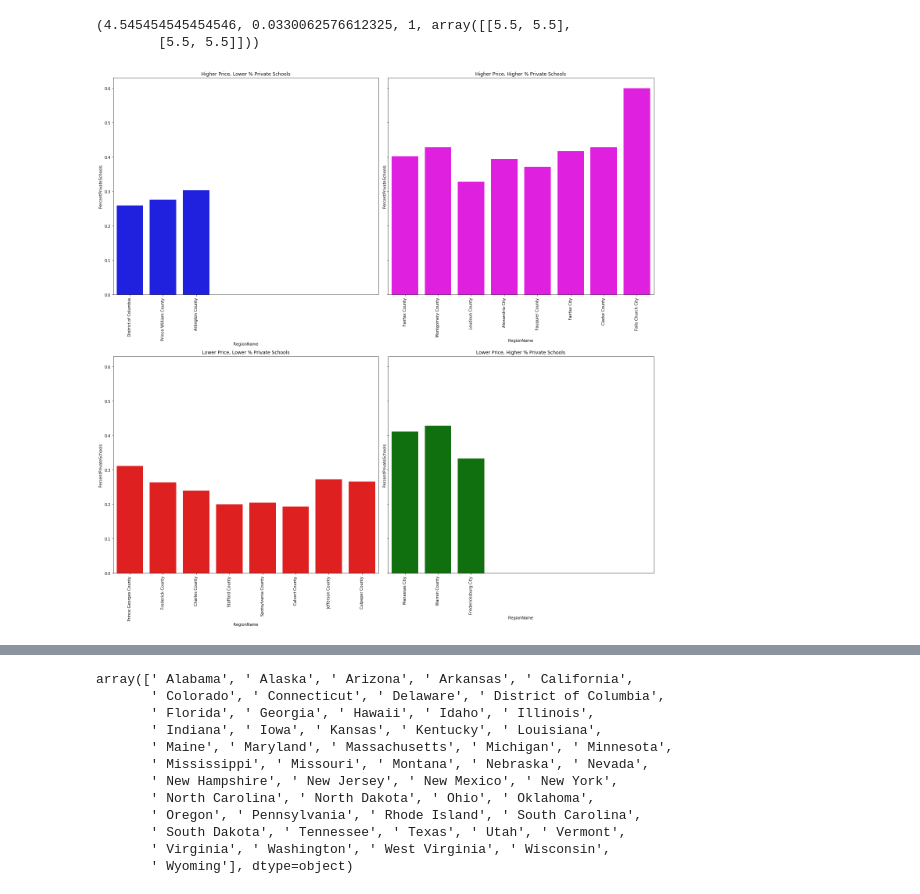
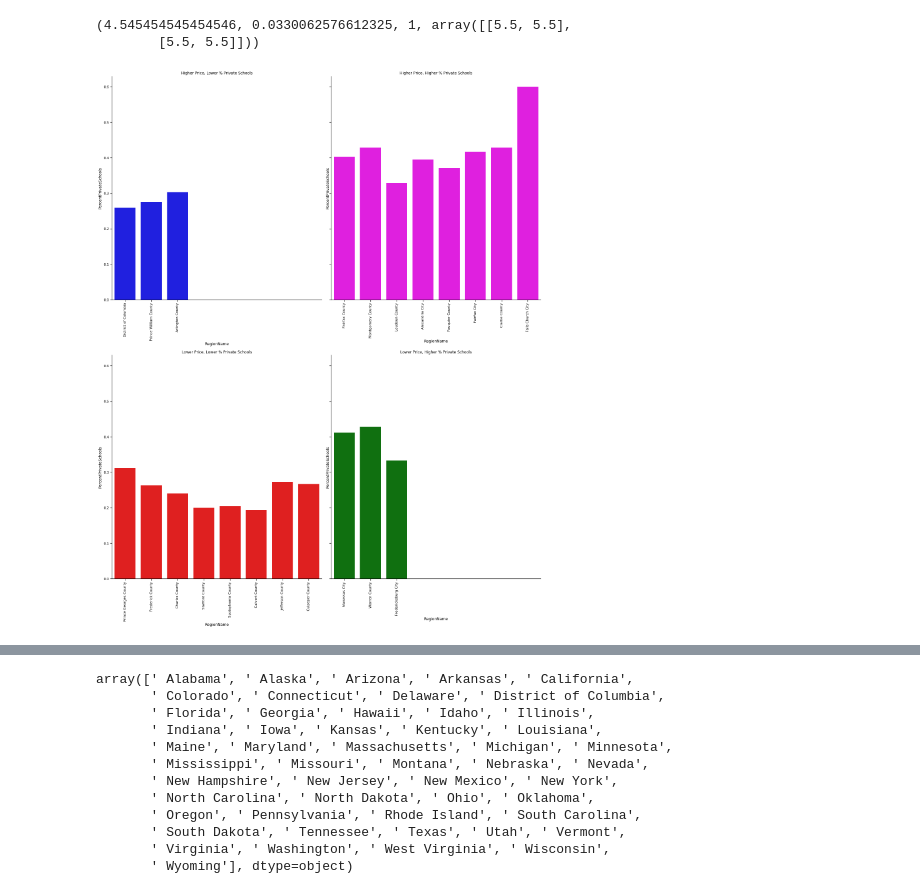
Before and after one commit to muoyo/dc-metro-housing, a Jupyter notebook: dchousing.ipynb, the cells around one changed output, grey strips where cells are left out. Drawn from its saved outputs; the diff is of its cells as text; code cells hidden in the pictures.

Commit message:
Added Seaborn Context

```diff
--- a/dchousing.ipynb
+++ b/dchousing.ipynb
@@ -8,6 +8,8 @@ import numpy as np
 import matplotlib.pyplot as plt
 import seaborn as sns
 %matplotlib inline
+
+SEABORN_CONTEXT = 'notebook' # Controls appearance of seaborn plots. Options: paper, notebook, talk, or poster
 # %% [markdown]
 ### The Problem
 # %% [markdown]
@@ -425,26 +427,28 @@ stats.chi2_contingency(np.array(
 (4.545454545454546, 0.0330062576612325, 1, array([[5.5, 5.5],
         [5.5, 5.5]]))
 # %%
-f, ax = plt.subplots(2, 2, figsize=(20,20), sharey=True)
+f, ax = plt.subplots(2, 2, figsize=(20,25), sharey=True)
 
 plot_titles = [['Higher Price, Lower % Private Schools','Higher Price, Higher % Private Schools'],
                ['Lower Price, Lower % Private Schools','Lower Price, Higher % Private Schools']]
 
+sns.set_context(SEABORN_CONTEXT)
+sns.despine(f)
 sns.barplot(dcmetro_high_price_low_pct_private_schools['RegionName'], dcmetro_high_price_low_pct_private_schools['PercentPrivateSchools'], ax=ax[0][0], color='blue')
 sns.barplot(dcmetro_high_price_high_pct_private_schools['RegionName'], dcmetro_high_price_high_pct_private_schools['PercentPrivateSchools'], ax=ax[0][1], color='magenta')
 sns.barplot(dcmetro_low_price_low_pct_private_schools['RegionName'], dcmetro_low_price_low_pct_private_schools['PercentPrivateSchools'], ax=ax[1][0], color='red')
 sns.barplot(dcmetro_low_price_high_pct_private_schools['RegionName'], dcmetro_low_price_high_pct_private_schools['PercentPrivateSchools'], ax=ax[1][1], color='green')
 
 for i in np.arange(0,2):
     for j in np.arange(0,2):
         plt.setp(ax[i][j].xaxis.get_majorticklabels(),rotation=90)
         ax[i][j].title.set_text(plot_titles[i][j])
         ax[i][j].set_xlim(-0.5,8-0.5)
 
 
 plt.tight_layout()
 # %% [output]
-[figure, old version]
+[figure, new version]
 # %%
 df_dcmetro_merged
 # %% [output]
```
Also changed, not shown: parts of 8 cells of this notebook.
